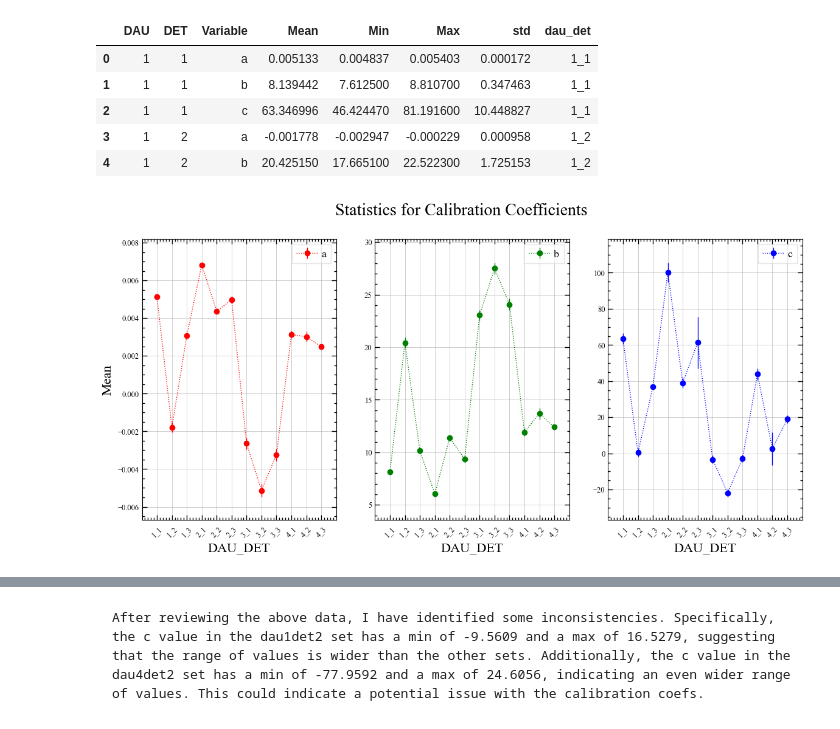
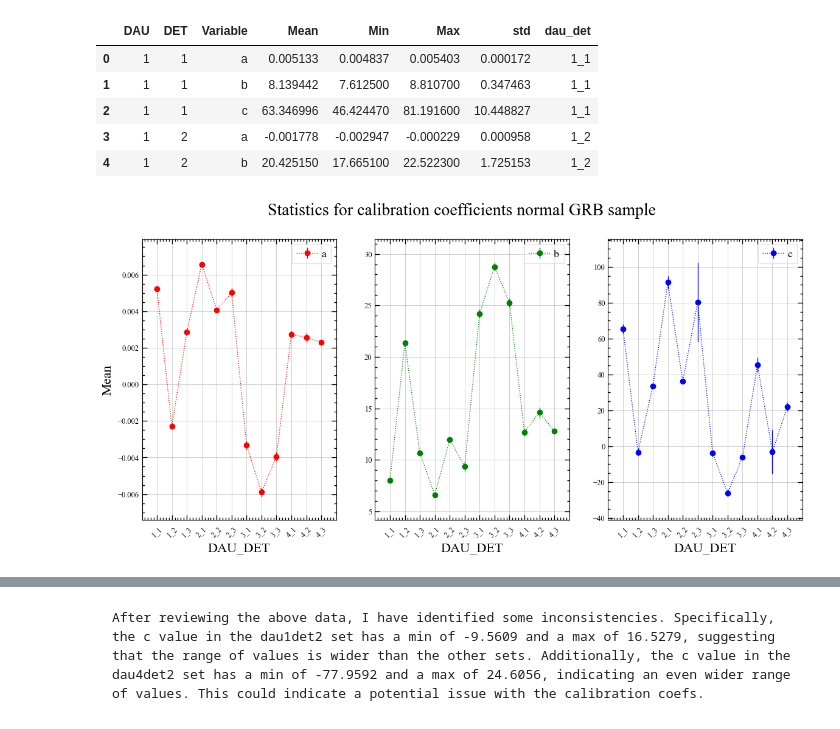
Before and after one commit to AndreasRamsli/GRB, a Jupyter notebook: calibration/coef_analysis.ipynb, the cells around one changed output, grey strips where cells are left out. Cells and saved outputs as stored; diff of their text form; code cells hidden in the pictures.

Commit message:
correlation between good/bad

```diff
--- a/calibration/coef_analysis.ipynb
+++ b/calibration/coef_analysis.ipynb
@@ -42,11 +24,20 @@ array(['2018-07-20T14:21:47.389942', '2018-12-22T20:11:36.576228',
        '2020-12-27T15:14:06.853667', '2021-04-24T08:01:54.997654',
        '2021-06-19T23:59:24.915550', '2021-12-11T13:10:01.323743'],
       dtype=object)
+# %%
+bad_T0s = ['2018-12-22T20:11:36.576228', '2019-02-06T03:49:28.525262', '2019-03-05T13:05:19.816318', '2020-05-21T12:16:39.818925']
+good_T0s = ['2019-06-06T01:55:07.318605', '2020-07-16T22:57:40.634534', '2020-12-27T15:14:06.853667', '2021-06-19T23:59:24.915550', '2021-12-11T13:10:01.323743']
 # %%
-coefs = {}
-for i in T0s:
-    dt = datetime.fromisoformat(i)
-    coefs['GRB'+datetime.strftime(dt,'%y%m%d')] = get_coefs(dt)
+bad_coefs,good_coefs = {},{}
+for T in T0s:
+    dt = datetime.fromisoformat(T)
+    if T in good_T0s:
+        good_coefs['GRB'+datetime.strftime(dt,'%y%m%d')] = get_coefs(dt)
+    elif T in bad_T0s:
+        bad_coefs['GRB'+datetime.strftime(dt,'%y%m%d')] = get_coefs(dt)
+    else:
+        continue
 # %%
 import pandas as pd
-df_coef = pd.DataFrame(coefs)
+df_good_coefs = pd.DataFrame(good_coefs)
+df_bad_coefs = pd.DataFrame(bad_coefs)
@@ -104,41 +137,42 @@ statistics_df.head()
 # %%
+
 fig, (ax1, ax2, ax3) = plt.subplots(nrows=1, ncols=3, sharey=False, figsize=(14, 6))
 
 colors = {'a':'red', 'b':'green', 'c':'blue'}
-for variable in statistics_df['Variable'].unique():
-    data = statistics_df[statistics_df['Variable'] == variable]
+for variable in statistics_df_good['Variable'].unique():
+    data = statistics_df_good[statistics_df_good['Variable'] == variable]
     x = data['dau_det']
     y = data['Mean']
     yerr = data['std']/np.sqrt(len(T0s)) # SEM (sigma / sqrt(12) )
     if variable == 'a':
         ax1.errorbar(x, y, yerr=yerr, color=colors[variable], label=variable, fmt='o', linestyle='dotted')
     elif variable == 'b':
         ax2.errorbar(x, y, yerr=yerr, color=colors[variable], label=variable, fmt='o', linestyle='dotted')
     elif variable == 'c':
         ax3.errorbar(x, y, yerr=yerr, color=colors[variable], label=variable, fmt='o', linestyle='dotted')
 
 ax1.legend()
 ax2.legend()
 ax3.legend()
 ax1.set_xlabel('DAU_DET')
 ax1.set_ylabel('Mean')
 ax1.set_xlim(left=-1, right=12)
 ax1.tick_params(labelsize=9)
 ax1.grid()
 ax2.set_xlabel('DAU_DET')
 ax2.set_xlim(left=-1, right=12)
 ax2.tick_params(labelsize=9)
 ax2.grid()
 ax3.set_xlabel('DAU_DET')
 ax3.set_xlim(left=-1, right=12)
 ax3.tick_params(labelsize=9)
 ax3.grid()
 
 for ax in [ax1, ax2, ax3]:
-    ax.set_xticklabels(labels=statistics_df['dau_det'].unique(),rotation=45)
+    ax.set_xticklabels(labels=statistics_df_good['dau_det'].unique(),rotation=45)
 
-plt.suptitle('Statistics for Calibration Coefficients',fontsize=20)
-plt.savefig('coef_statistics.png',dpi=350)
+plt.suptitle('Statistics for calibration coefficients normal GRB sample',fontsize=20)
+#plt.savefig('coef_statistics_normal.png',dpi=350)
 plt.show()
 # %% [output]
-[figure, old version]
+[figure, new version]
```
Also changed, not shown: parts of 10 cells of this notebook, 2 other files.
